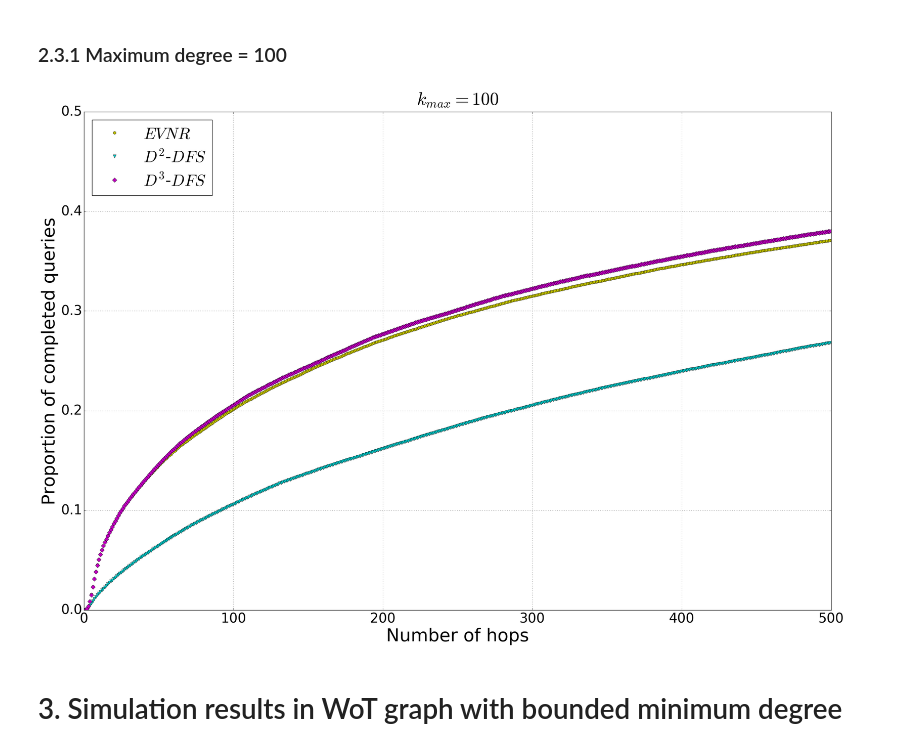
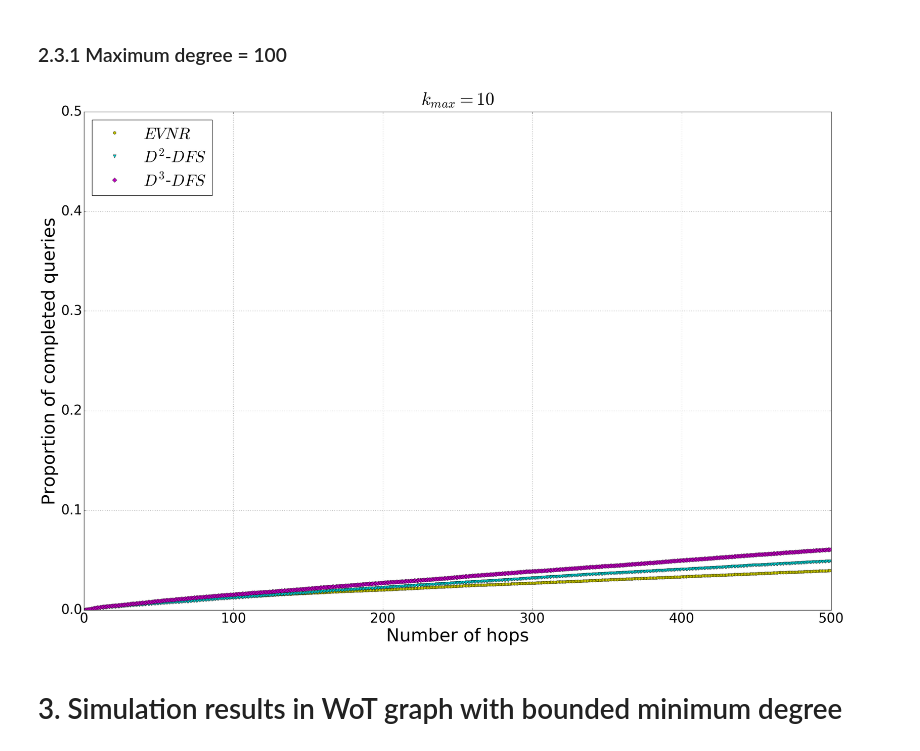
Before and after one commit to akiratk0355/navigable-network-analysis, a Jupyter notebook: wot_routing_simulations.ipynb, the cells around one changed output. Saved outputs shown, nothing was run; the diff lists cells and outputs as text; code cells hidden in the pictures.

```diff
--- a/wot_routing_simulations.ipynb
+++ b/wot_routing_simulations.ipynb
@@ -158,38 +158,38 @@ plt.show()
 # %% [markdown]
 ### 2.3.1 Maximum degree = 100
 # %%
-maxdeg = 100
-evnr_hist = np.sort(np.genfromtxt("data/stats/EVNR_hist_100clip.csv", delimiter=',',
+maxdeg = 10
+evnr_hist = np.sort(np.genfromtxt("data/stats/EVNR_hist_%dclip.csv" % maxdeg, delimiter=',',
                     dtype=[('hop','i8'),
                            ('succ', 'f8')]),
               order='hop')
-d2dfs_hist = np.sort(np.genfromtxt("data/stats/D2DFS_hist_100clip.csv", delimiter=',',
+d2dfs_hist = np.sort(np.genfromtxt("data/stats/D2DFS_hist_%dclip.csv" % maxdeg, delimiter=',',
                     dtype=[('hop','i8'),
                            ('succ', 'f8')]),
               order='hop')
-d3dfs_hist = np.sort(np.genfromtxt("data/stats/D3DFS_hist_100clip.csv", delimiter=',',
+d3dfs_hist = np.sort(np.genfromtxt("data/stats/D3DFS_hist_%dclip.csv" % maxdeg, delimiter=',',
                     dtype=[('hop','i8'),
                            ('succ', 'f8')]),
               order='hop')
 histlist = [evnr_hist, d2dfs_hist, d3dfs_hist]
 for h in histlist:
     pre = 0
     for i, succ in enumerate(h['succ']):
         h['succ'][i] = pre = pre + h['succ'][i]
 plt.plot(evnr_hist['hop'], evnr_hist['succ'], 'yh', label='$EVNR$', markersize=7)
 plt.plot(d2dfs_hist['hop'], d2dfs_hist['succ'], 'cv', label='$D^2$-$DFS$', markersize=7)
 plt.plot(d3dfs_hist['hop'], d3dfs_hist['succ'], 'mD', label='$D^3$-$DFS$', markersize=7)
 plt.grid(True)
 plt.plot()
 plt.title("$k_{max}=%d$" % maxdeg, y=1.01)
 plt.xlabel("Number of hops")
 plt.ylabel("Proportion of completed queries")
 plt.ylim(0,0.5)
 plt.legend(loc='upper left')
 plt.savefig("fig/cml_%dclip.eps" % maxdeg)
 plt.show()
 # %% [output]
-[figure, old version]
+[figure, new version]
 # %% [markdown]
 # 3. Simulation results in WoT graph with bounded minimum degree
 # %%
```
Also changed, not shown: 36 other files.
